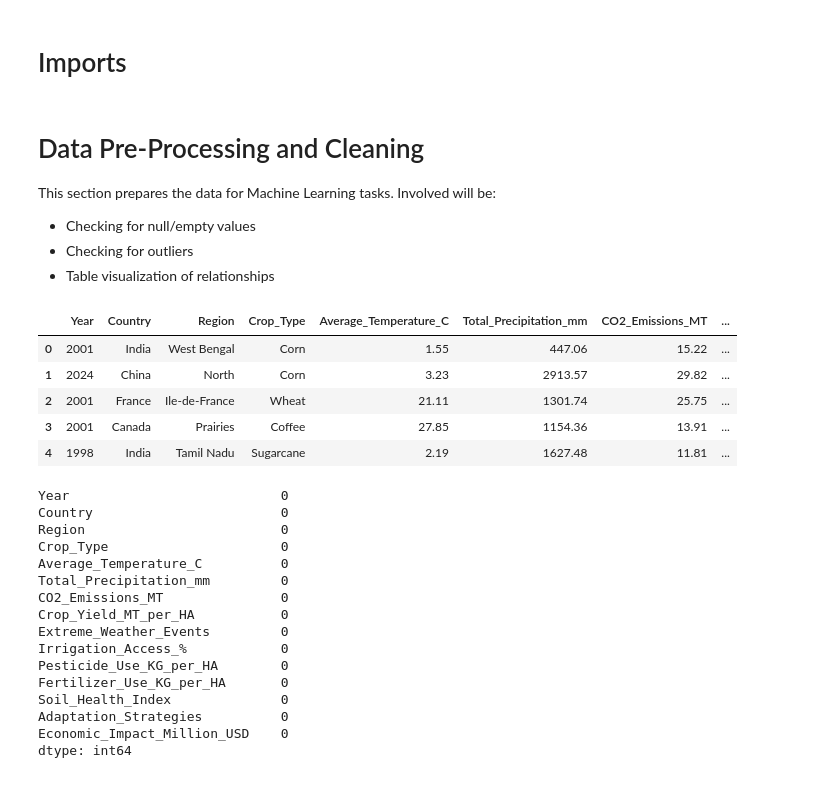
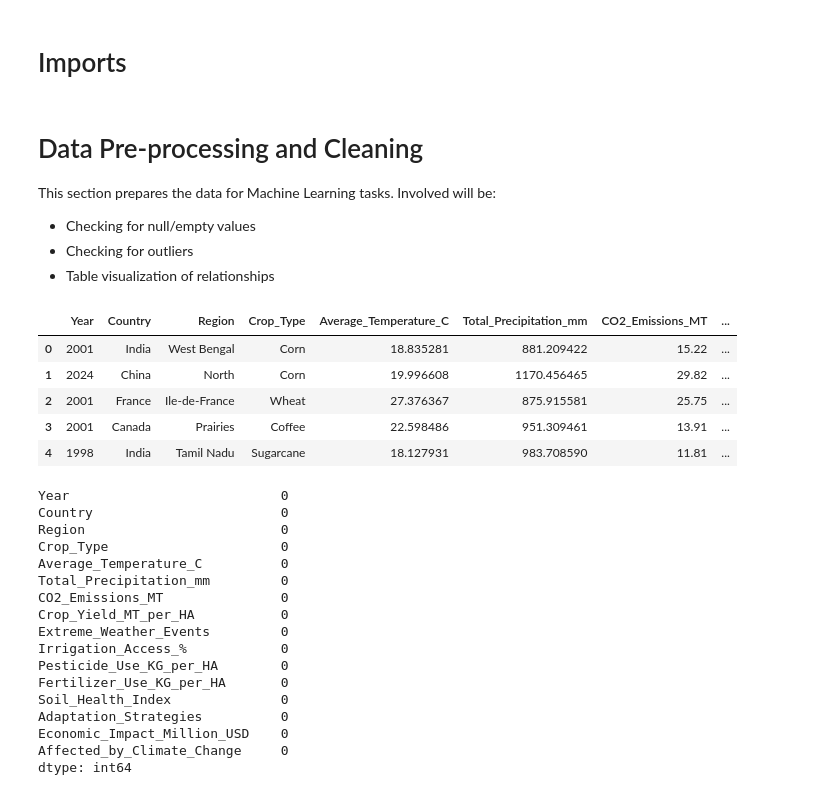
Before and after one commit to areyesca13/ML_ProjectG15, a Jupyter notebook: Group15FinalProject.ipynb, the cells around one changed output. Drawn from its saved outputs; the diff is of its cells as text; code cells hidden in the pictures.

```diff
--- a/Group15FinalProject.ipynb
+++ b/Group15FinalProject.ipynb
@@ -7,5 +16,5 @@ import pandas as pd
 # %% [markdown]
-# Data Pre-Processing and Cleaning
+# Data Pre-processing and Cleaning
 
 This section prepares the data for Machine Learning tasks. Involved will be:
 
@@ -14,16 +23,16 @@ This section prepares the data for Machine Learning tasks. Involved will be:
 *   Checking for outliers
 *   Table visualization of relationships
 # %%
-data = pd.read_csv('/content/climate_change_impact_on_agriculture_2024.csv')
+data = pd.read_csv('/content/climate_change_copy.csv')
 
 data.head()
 # %% [output]
 |  | Year | Country | Region | Crop_Type | Average_Temperature_C | Total_Precipitation_mm | CO2_Emissions_MT | ... |
-| 0 | 2001 | India | West Bengal | Corn | 1.55 | 447.06 | 15.22 | ... |
-| 1 | 2024 | China | North | Corn | 3.23 | 2913.57 | 29.82 | ... |
-| 2 | 2001 | France | Ile-de-France | Wheat | 21.11 | 1301.74 | 25.75 | ... |
-| 3 | 2001 | Canada | Prairies | Coffee | 27.85 | 1154.36 | 13.91 | ... |
-| 4 | 1998 | India | Tamil Nadu | Sugarcane | 2.19 | 1627.48 | 11.81 | ... |
+| 0 | 2001 | India | West Bengal | Corn | 18.835281 | 881.209422 | 15.22 | ... |
+| 1 | 2024 | China | North | Corn | 19.996608 | 1170.456465 | 29.82 | ... |
+| 2 | 2001 | France | Ile-de-France | Wheat | 27.376367 | 875.915581 | 25.75 | ... |
+| 3 | 2001 | Canada | Prairies | Coffee | 22.598486 | 951.309461 | 13.91 | ... |
+| 4 | 1998 | India | Tamil Nadu | Sugarcane | 18.127931 | 983.708590 | 11.81 | ... |
 # %%
 missing_values = data.isnull().sum()
 print(missing_values) #Check for empty/null values
@@ -43,4 +52,5 @@ Fertilizer_Use_KG_per_HA       0
 Soil_Health_Index              0
 Adaptation_Strategies          0
 Economic_Impact_Million_USD    0
+Affected_by_Climate_Change     0
 dtype: int64
```
Also changed, not shown: parts of 24 cells of this notebook.
